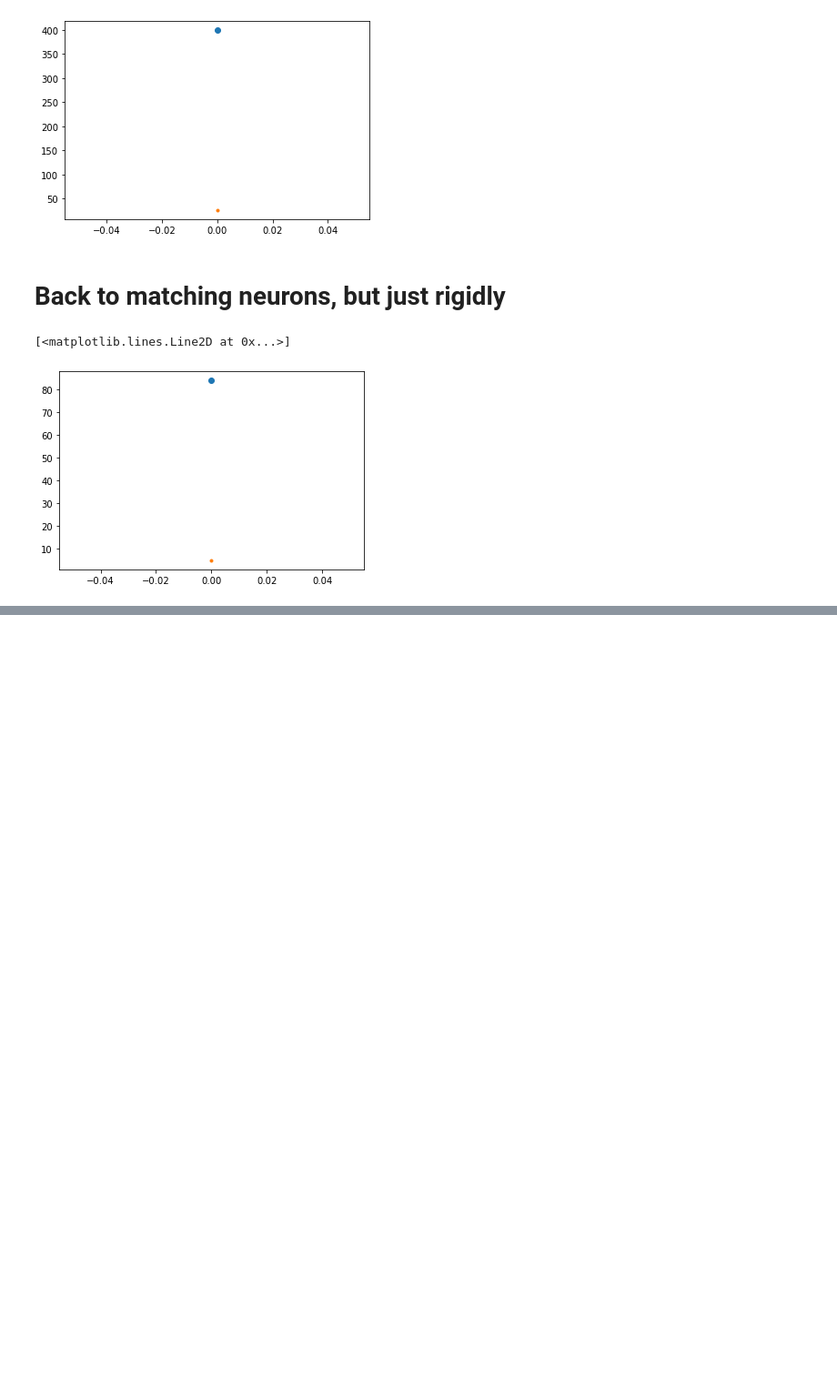
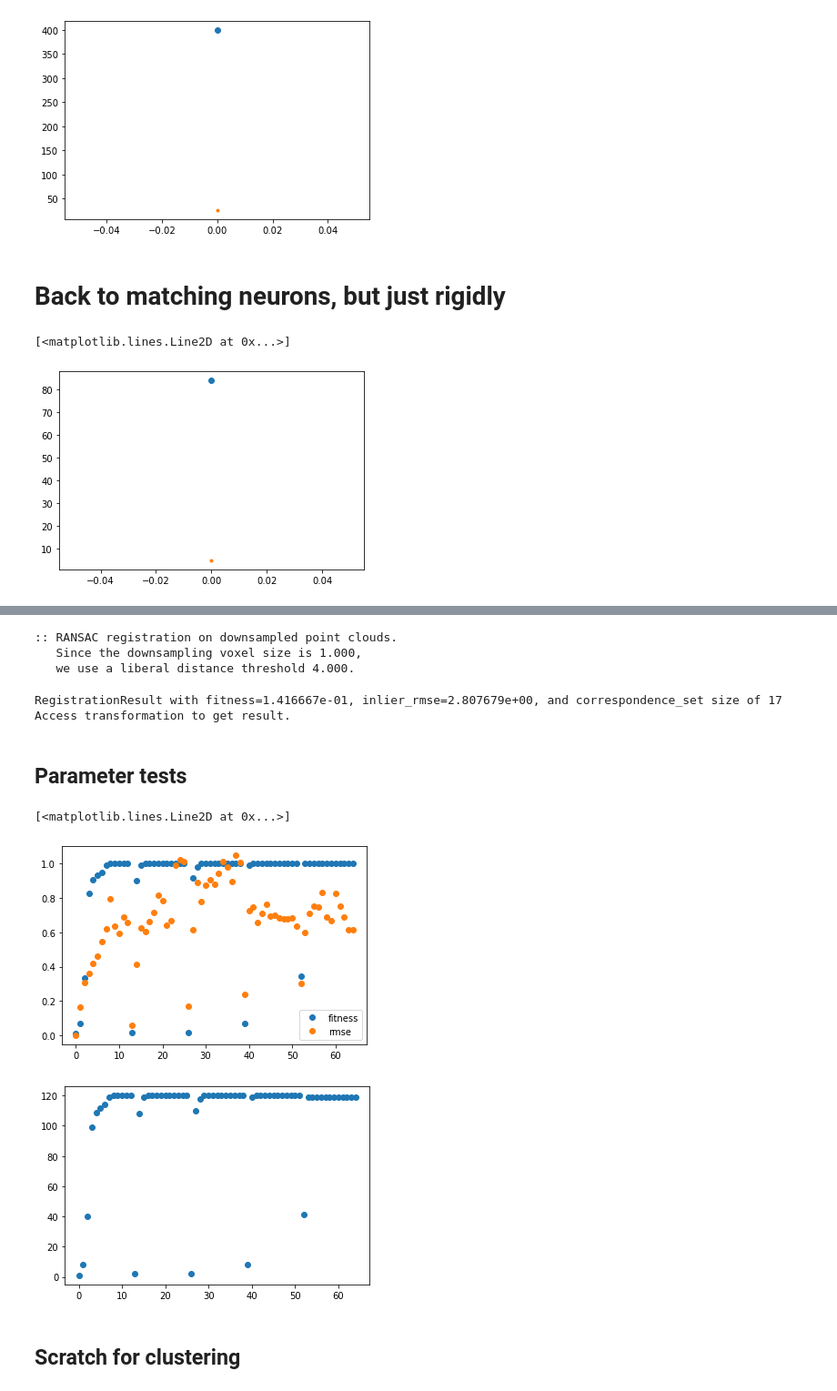
Before and after one commit to ch9nuk9/wbfm, a Jupyter notebook: example-feature-workflow/feature_alignment/Sequential_BCPD_pipeline_tests.ipynb, the cells around one changed output, grey strips where cells are left out. Shown at 91% size. Cells and saved outputs as stored; diff of their text form; code cells hidden in the pictures; blank space fills up the shorter version.

Commit message:
Scratch with geometric features

```diff
--- a/example-feature-workflow/feature_alignment/Sequential_BCPD_pipeline_tests.ipynb
+++ b/example-feature-workflow/feature_alignment/Sequential_BCPD_pipeline_tests.ipynb
@@ -283,0 +338,5 @@ visualize_tracks(neurons0, neurons1, m, to_plot_failed_lines=False)
+# %%
+voxel_size = 10.0
+
+pc0_down, pc0_fpfh = preprocess_point_cloud(neurons0, voxel_size)
+pc1_down, pc1_fpfh = preprocess_point_cloud(neurons1, voxel_size)
@@ -283,0 +438,23 @@ visualize_tracks(neurons0, neurons1, m, to_plot_failed_lines=False)
+# %%
+blobs = False
+if blobs:
+    voxel_size = 5.0
+
+    pc0_down, pc0_fpfh = preprocess_point_cloud(all_pts0, voxel_size)
+    pc1_down, pc1_fpfh = preprocess_point_cloud(all_pts1, voxel_size)
+else:
+    voxel_size = 1.0
+    radius_feature_factor = 20.0
+
+    pc0_down, pc0_fpfh = preprocess_point_cloud(neurons0, voxel_size, radius_feature_factor)
+    pc1_down, pc1_fpfh = preprocess_point_cloud(neurons1, voxel_size, radius_feature_factor)
+# %%
+reg = execute_global_registration(pc0_down, pc1_down,
+                                 pc0_fpfh, pc1_fpfh, voxel_size)
+reg
+# %% [output]
+:: RANSAC registration on downsampled point clouds.
+   Since the downsampling voxel size is 1.000,
+   we use a liberal distance threshold 4.000.
+RegistrationResult with fitness=1.416667e-01, inlier_rmse=2.807679e+00, and correspondence_set size of 17
+Access transformation to get result.
@@ -283,0 +467,2 @@ visualize_tracks(neurons0, neurons1, m, to_plot_failed_lines=False)
+# %% [markdown]
+## Parameter tests
@@ -283,0 +501,21 @@ visualize_tracks(neurons0, neurons1, m, to_plot_failed_lines=False)
+# %%
+voxel_sizes = list(range(1,10,2))
+radius_factors = list(range(1,50,4))
+params = list(itertools.product(voxel_sizes, radius_factors))
+
+#all_reg, all_pc = test_geo_features_params(all_pts0, all_pts1, params)
+all_reg, all_pc = test_geo_features_params(neurons0, neurons1, params)
+# %%
+y1 = [r.fitness for r in all_reg]
+y2 = [r.inlier_rmse/20.0 for r in all_reg]
+plt.plot(y1,'o', label='fitness')
+plt.plot(y2,'o', label='rmse')
+plt.legend()
+
+y3 = [len(r.correspondence_set) for r in all_reg]
+plt.figure()
+plt.plot(y3,'o')
+# %% [output]
+[<matplotlib.lines.Line2D at 0x...>]
+[figure, added]
+[figure, added]
@@ -283,0 +530,2 @@ visualize_tracks(neurons0, neurons1, m, to_plot_failed_lines=False)
+# %% [markdown]
+## Scratch for clustering
```
Also changed, not shown: parts of 21 cells of this notebook, 3 other files.
